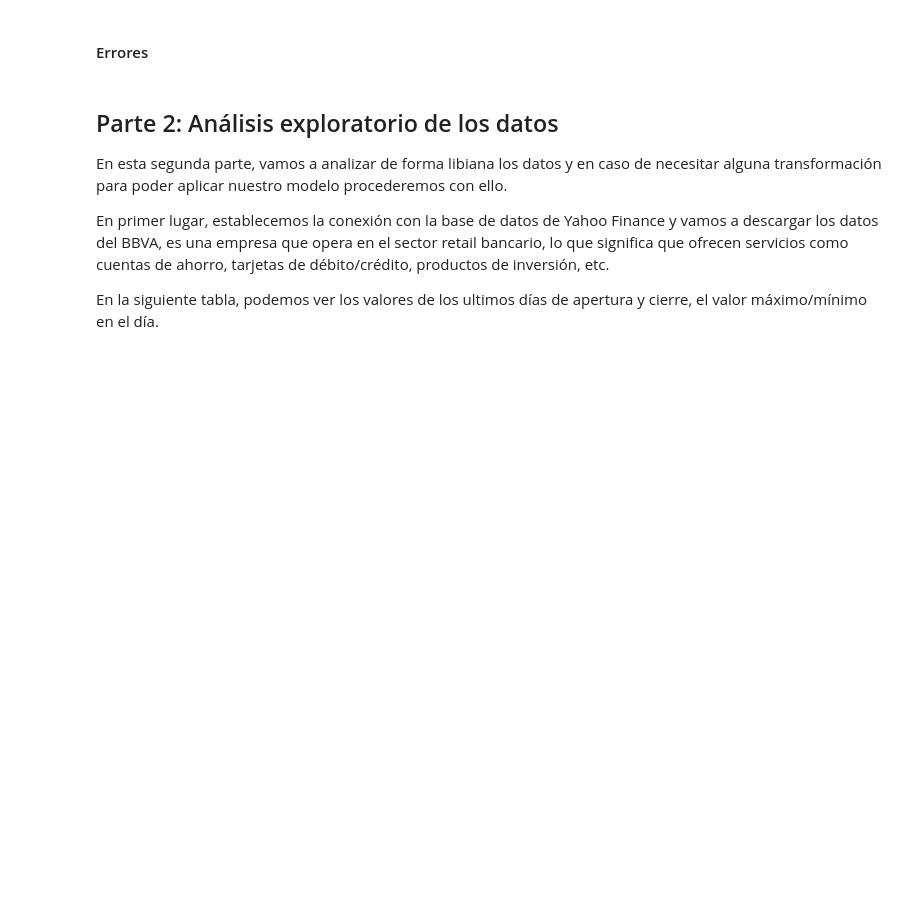
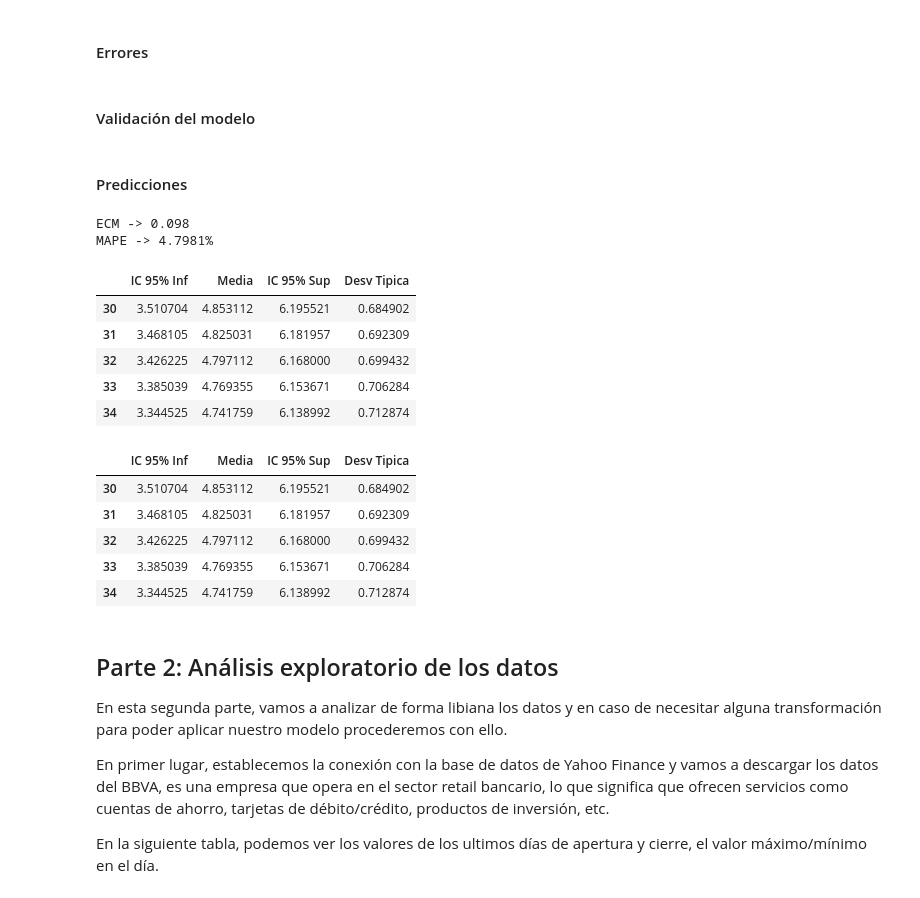
Before and after one commit to bereamanuel/analisisCarteras, a Jupyter notebook: BereaManuel_Actividad2.ipynb, the cells around one changed output. Drawn from its saved outputs; the diff is of its cells as text; code cells hidden in the pictures; blank space fills up the shorter version.

Commit message:
predecir

```diff
--- a/BereaManuel_Actividad2.ipynb
+++ b/BereaManuel_Actividad2.ipynb
@@ -85,10 +88,10 @@ def desvTipica(datos,mu, sigma, t = None):
     s0 = datos[0]
     eS = []
     if t:
-        eS.append(sqrt((s0**2)*exp(2*mu*t)*(exp(sigma*t)-1)))
+        eS.append(sqrt(((s0**2)*exp(2*mu*t))*(exp((sigma**2)*t)-1)))
     else:
         for t in range(len(datos)):
-            eS.append(sqrt((s0**2)*exp(2*mu*t)*(exp(sigma*t)-1)))
+            eS.append(sqrt(((s0**2)*exp(2*mu*t))*(exp((sigma**2)*t)-1)))
     return(eS)
 # %% [markdown]
 #### Método de estimación de momentos estadísticos
@@ -163,7 +190,7 @@ def errores(datos, modelo):
     import numpy as np
     import pandas as pd
 
-    d = np.log(datos)
+    d = np.log(datos[0])
     m = np.log(modelo)
 
     n = len(datos)
@@ -173,6 +200,59 @@ def errores(datos, modelo):
     mape = 100/n * np.sum(np.abs(d-m)/np.abs(d))
 
     return({"ECM": ecm , "MAPE" : mape})
+# %% [markdown]
+#### Validación del modelo
+# %%
+def validacion(estimacion, datos):
+    mu = [estimacion[k] for k in estimacion.keys() if k in ("mMME","muE","muE")][0]
+    sigma = [estimacion[k] for k in estimacion.keys() if k not in ("mMME","muE","muE")][0]
+
+    mm = media(datos,mu)
+
+    return(errores(datos, mm))
+# %% [markdown]
+#### Predicciones
+# %%
+def predecir(datos, est, t):
+    mu = [est[k] for k in est.keys() if k in ("mMME","muE","muE")][0]
+    sigma = [est[k] for k in est.keys() if k not in ("mMME","muE","muE")][0]
+
+    val = validacion(est, datos)
+
+    muP = media(datos,mu)
+    for i in range(0,t):
+        muP.append(media(datos,mu,len(datos)+i)[0])
+
+    sigmaP = desvTipica(datos,mu, sigma)
+    for i in range(0,t):
+        sigmaP.append(desvTipica(datos,mu,sigma,len(datos)+i)[0])
+
+
+    p25 = np.array(muP)-1.96*np.array(sigmaP)
+    p975 = np.array(muP) + 1.96*np.array(sigmaP)
+
+    tabla = pd.DataFrame([p25,muP,p975,sigmaP]).transpose()
+    tabla.columns = ["IC 95% Inf", "Media", "IC 95% Sup" , "Desv Tipica"]
+    print( f"ECM -> {round(val['ECM'],4)}\nMAPE -> {round(val['MAPE'],4)}%")
+    display(tabla.tail(t))
+    return(tabla.tail(t))
+# %%
+predecir(df[0], estimacionMV(df[0]), 5)
+# %% [output]
+ECM -> 0.098
+MAPE -> 4.7981%
+|  | IC 95% Inf | Media | IC 95% Sup | Desv Tipica |
+| 30 | 3.510704 | 4.853112 | 6.195521 | 0.684902 |
+| 31 | 3.468105 | 4.825031 | 6.181957 | 0.692309 |
+| 32 | 3.426225 | 4.797112 | 6.168000 | 0.699432 |
+| 33 | 3.385039 | 4.769355 | 6.153671 | 0.706284 |
+| 34 | 3.344525 | 4.741759 | 6.138992 | 0.712874 |
+|  | IC 95% Inf | Media | IC 95% Sup | Desv Tipica |
+| 30 | 3.510704 | 4.853112 | 6.195521 | 0.684902 |
+| 31 | 3.468105 | 4.825031 | 6.181957 | 0.692309 |
+| 32 | 3.426225 | 4.797112 | 6.168000 | 0.699432 |
+| 33 | 3.385039 | 4.769355 | 6.153671 | 0.706284 |
+| 34 | 3.344525 | 4.741759 | 6.138992 | 0.712874 |
 # %% [markdown]
 ## Parte 2: Análisis exploratorio de los datos
 
```
Also changed, not shown: parts of 13 cells of this notebook.
